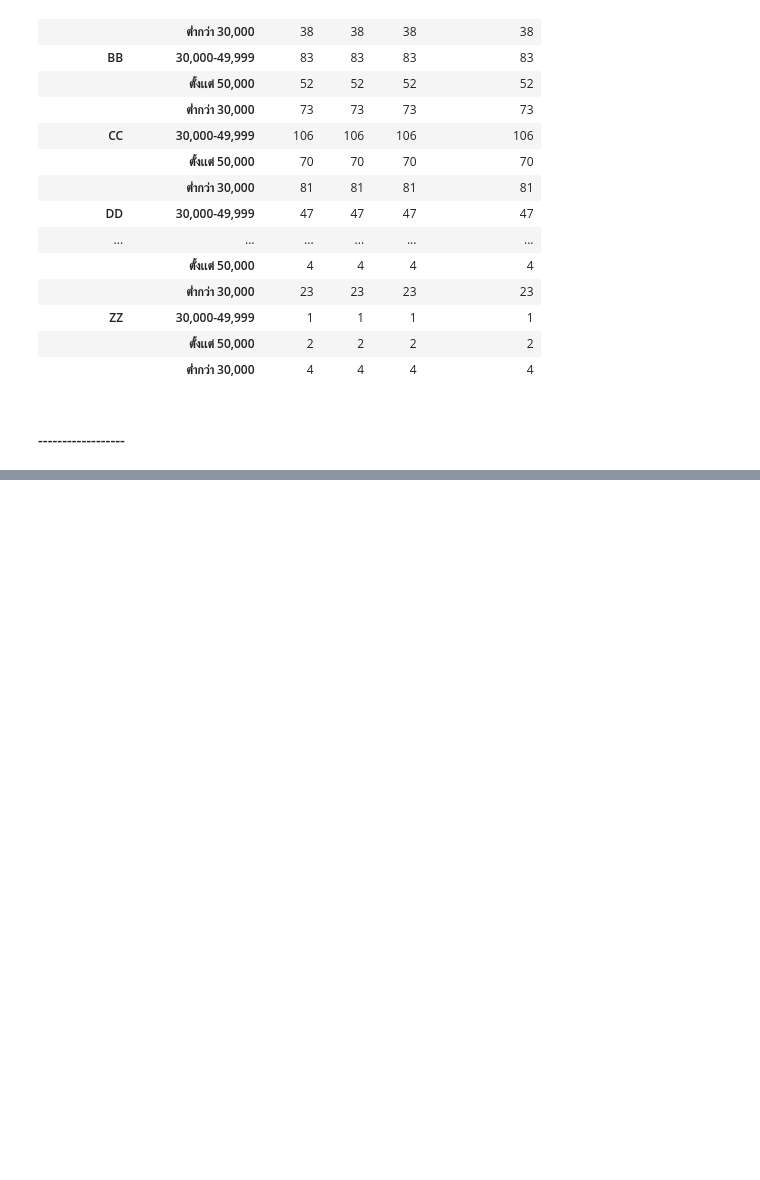
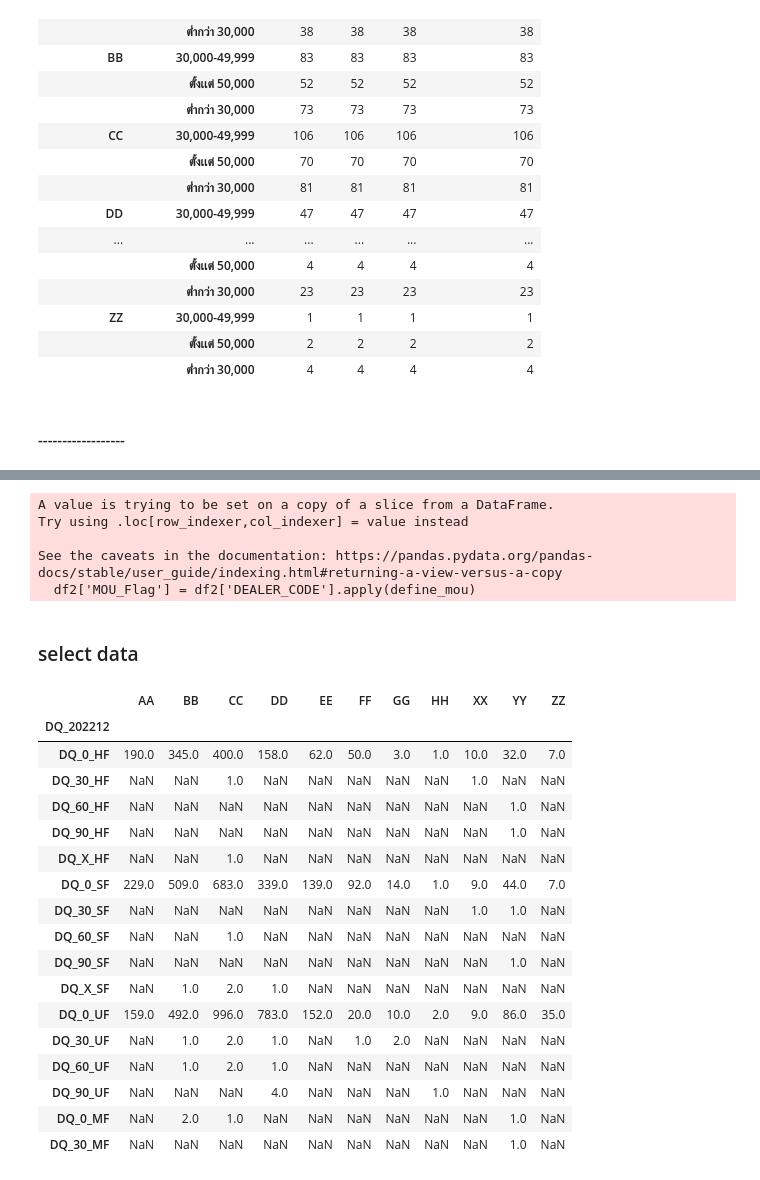
Before and after one commit to Taecpy/CAP_CBS_Performace, a Jupyter notebook: CAP_CBS_Performace.ipynb, the cells around one changed output, grey strips where cells are left out. Drawn from its saved outputs; the diff is of its cells as text; code cells hidden in the pictures; blank space fills up the shorter version.

```diff
--- a/CAP_CBS_Performace.ipynb
+++ b/CAP_CBS_Performace.ipynb
@@ -316,0 +338,47 @@ mapping.to_csv('mapping.csv',encoding='TIS-620',index=False)
+# %%
+df2['MOU_Flag'] = df2['DEALER_CODE'].apply(define_mou)
+# %% [output]
+A value is trying to be set on a copy of a slice from a DataFrame.
+Try using .loc[row_indexer,col_indexer] = value instead
+
+See the caveats in the documentation: https://pandas.pydata.org/pandas-docs/stable/user_guide/indexing.html#returning-a-view-versus-a-copy
+  df2['MOU_Flag'] = df2['DEALER_CODE'].apply(define_mou)
+# %% [markdown]
+### select data
+# %%
+df_Housing = df2[df2['PROD_TYPE']==7100]
+df_secured = df2[(df2['PROD_TYPE']==7200)&(df2['COLLATERAL_REQUIRED']=="บัญชีสินเชื่อนี้มีหลักประกัน")]
+df_Unsecured = df2[(df2['PROD_TYPE']==7200)&(df2['COLLATERAL_REQUIRED']=="บัญชีสินเชื่อนี้ไม่มีหลักประกัน")]
+df_MSME = df2[df2['PROD_TYPE']==7500]
+# %%
+HF = pd.pivot_table(df_Housing,index='DQ_202212',columns='B-score level',values="ACC_ID",aggfunc='count')
+HF.rename(index={'DQ_0':'DQ_0_HF','DQ_30':'DQ_30_HF','DQ_60':'DQ_60_HF','DQ_90':'DQ_90_HF','DQ_X':'DQ_X_HF'},inplace=True)
+SF = pd.pivot_table(df_secured,index='DQ_202212',columns='B-score level',values="ACC_ID",aggfunc='count')
+SF.rename(index={'DQ_0':'DQ_0_SF','DQ_30':'DQ_30_SF','DQ_60':'DQ_60_SF','DQ_90':'DQ_90_SF','DQ_X':'DQ_X_SF'},inplace=True)
+UF = pd.pivot_table(df_Unsecured,index='DQ_202212',columns='B-score level',values="ACC_ID",aggfunc='count')
+UF.rename(index={'DQ_0':'DQ_0_UF','DQ_30':'DQ_30_UF','DQ_60':'DQ_60_UF','DQ_90':'DQ_90_UF','DQ_X':'DQ_X_UF'},inplace=True)
+MF = pd.pivot_table(df_MSME,index='DQ_202212',columns='B-score level',values="ACC_ID",aggfunc='count')
+MF.rename(index={'DQ_0':'DQ_0_MF','DQ_30':'DQ_30_MF','DQ_60':'DQ_60_MF','DQ_90':'DQ_90_MF','DQ_X':'DQ_X_MF'},inplace=True)
+# %%
+All = pd.concat([HF,SF,UF,MF])
+# %%
+All
+# %% [output]
+|  | AA | BB | CC | DD | EE | FF | GG | HH | XX | YY | ZZ |
+| DQ_202212 |  |  |  |  |  |  |  |  |  |  |  |
+| DQ_0_HF | 190.0 | 345.0 | 400.0 | 158.0 | 62.0 | 50.0 | 3.0 | 1.0 | 10.0 | 32.0 | 7.0 |
+| DQ_30_HF | NaN | NaN | 1.0 | NaN | NaN | NaN | NaN | NaN | 1.0 | NaN | NaN |
+| DQ_60_HF | NaN | NaN | NaN | NaN | NaN | NaN | NaN | NaN | NaN | 1.0 | NaN |
+| DQ_90_HF | NaN | NaN | NaN | NaN | NaN | NaN | NaN | NaN | NaN | 1.0 | NaN |
+| DQ_X_HF | NaN | NaN | 1.0 | NaN | NaN | NaN | NaN | NaN | NaN | NaN | NaN |
+| DQ_0_SF | 229.0 | 509.0 | 683.0 | 339.0 | 139.0 | 92.0 | 14.0 | 1.0 | 9.0 | 44.0 | 7.0 |
+| DQ_30_SF | NaN | NaN | NaN | NaN | NaN | NaN | NaN | NaN | 1.0 | 1.0 | NaN |
+| DQ_60_SF | NaN | NaN | 1.0 | NaN | NaN | NaN | NaN | NaN | NaN | NaN | NaN |
+| DQ_90_SF | NaN | NaN | NaN | NaN | NaN | NaN | NaN | NaN | NaN | 1.0 | NaN |
+| DQ_X_SF | NaN | 1.0 | 2.0 | 1.0 | NaN | NaN | NaN | NaN | NaN | NaN | NaN |
+| DQ_0_UF | 159.0 | 492.0 | 996.0 | 783.0 | 152.0 | 20.0 | 10.0 | 2.0 | 9.0 | 86.0 | 35.0 |
+| DQ_30_UF | NaN | 1.0 | 2.0 | 1.0 | NaN | 1.0 | 2.0 | NaN | NaN | NaN | NaN |
+| DQ_60_UF | NaN | 1.0 | 2.0 | 1.0 | NaN | NaN | NaN | NaN | NaN | NaN | NaN |
+| DQ_90_UF | NaN | NaN | NaN | 4.0 | NaN | NaN | NaN | 1.0 | NaN | NaN | NaN |
+| DQ_0_MF | NaN | 2.0 | 1.0 | NaN | NaN | NaN | NaN | NaN | NaN | 1.0 | NaN |
+| DQ_30_MF | NaN | NaN | NaN | NaN | NaN | NaN | NaN | NaN | NaN | 1.0 | NaN |
```
Also changed, not shown: parts of 19 cells of this notebook.
